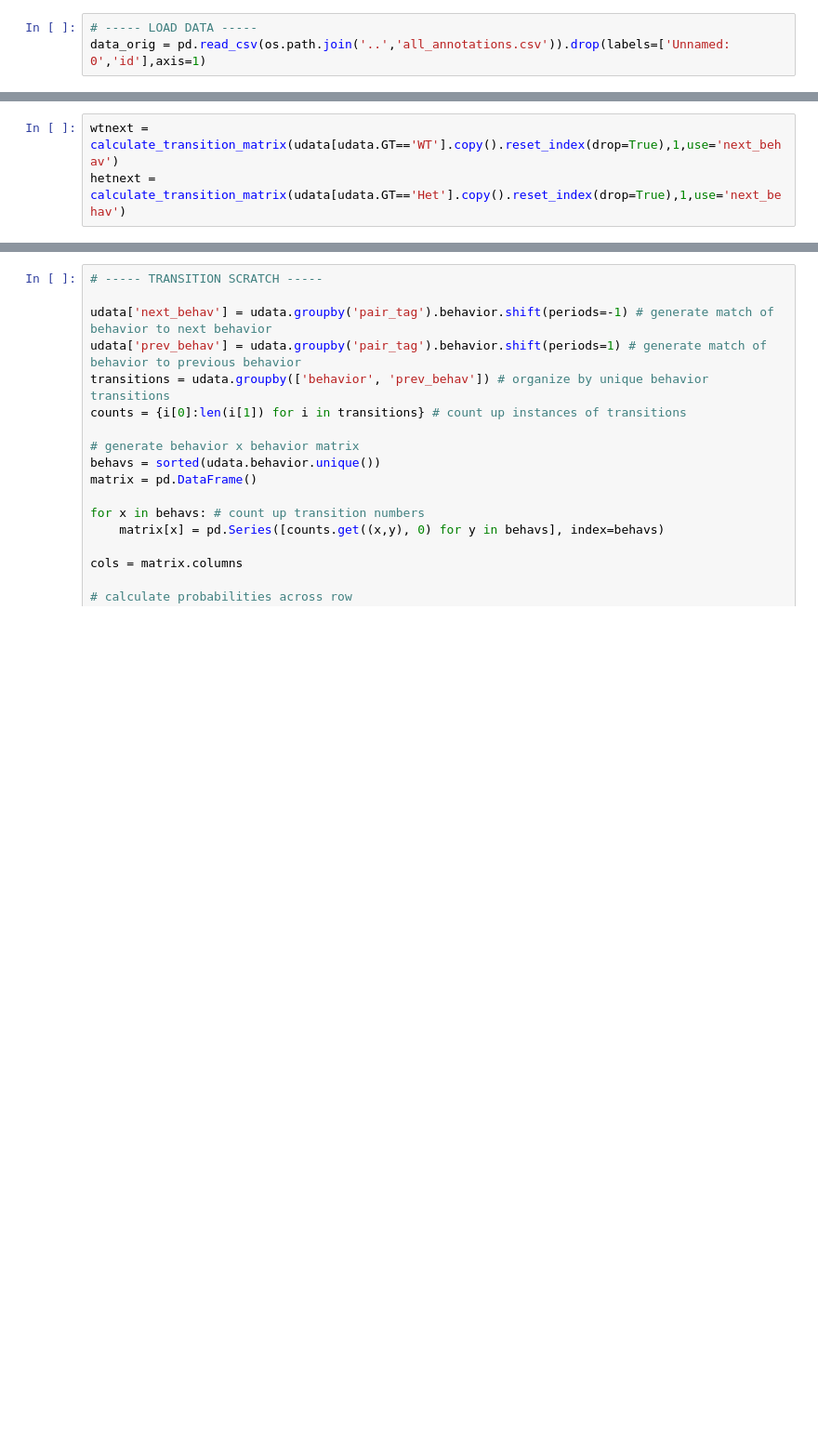
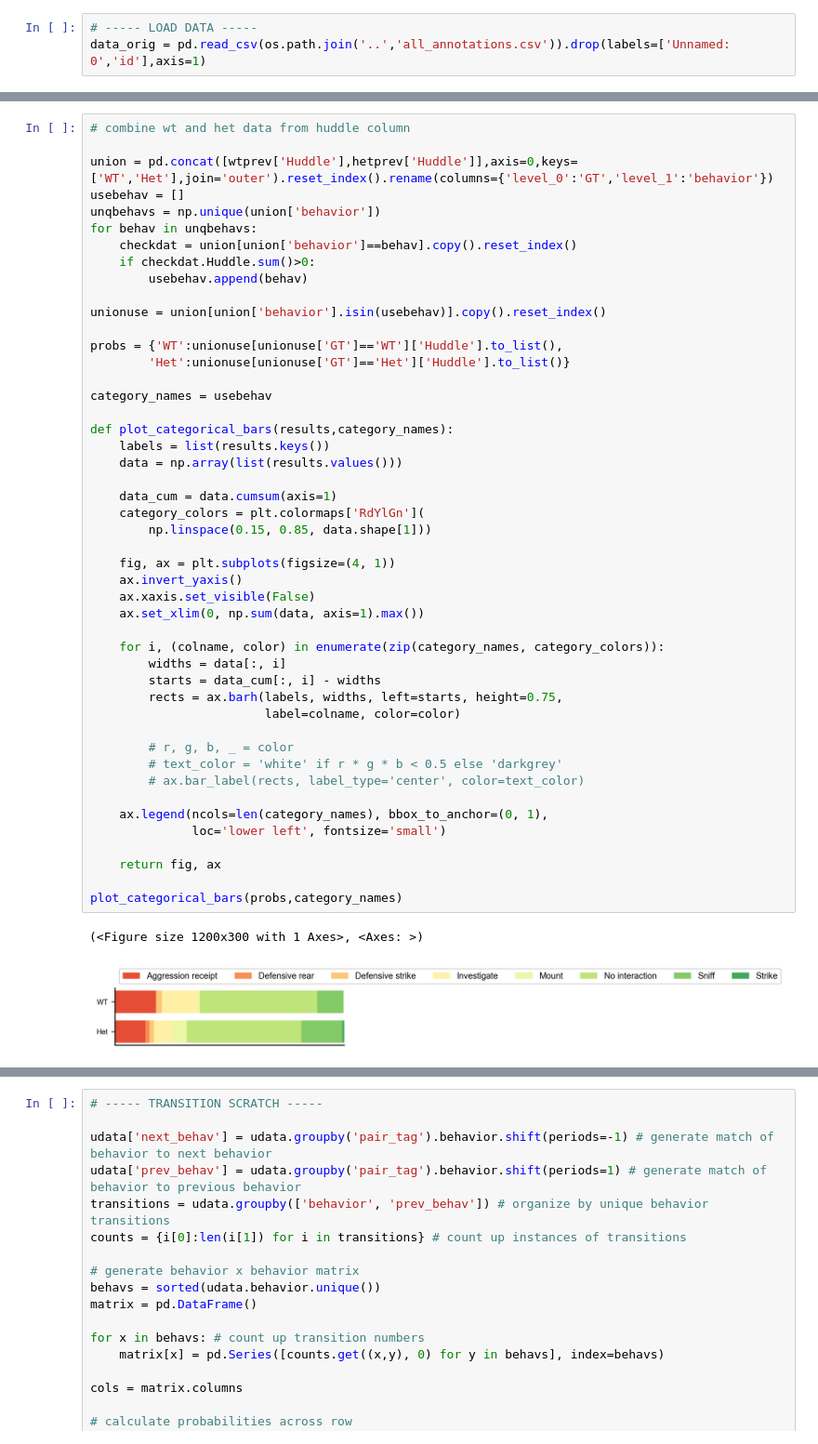
Before and after one commit to nhoglen/scn2a-paper-GWJSNH-code, a Jupyter notebook: sociality_assays/20260406_scratch_transition-analysis.ipynb, the cells around one changed output, grey strips where cells are left out. Shown at 93% size. Drawn from its saved outputs; the diff is of its cells as text; blank space fills up the shorter version.

```diff
--- a/sociality_assays/20260406_scratch_transition-analysis.ipynb
+++ b/sociality_assays/20260406_scratch_transition-analysis.ipynb
@@ -133,4 +136,51 @@ het = calculate_transition_matrix(udata[udata.GT=='Het'].copy().reset_index(drop
 # %%
-wtnext = calculate_transition_matrix(udata[udata.GT=='WT'].copy().reset_index(drop=True),1,use='next_behav')
-hetnext = calculate_transition_matrix(udata[udata.GT=='Het'].copy().reset_index(drop=True),1,use='next_behav')
+# combine wt and het data from huddle column
+
+union = pd.concat([wtprev['Huddle'],hetprev['Huddle']],axis=0,keys=['WT','Het'],join='outer').reset_index().rename(columns={'level_0':'GT','level_1':'behavior'})
+usebehav = []
+unqbehavs = np.unique(union['behavior'])
+for behav in unqbehavs:
+    checkdat = union[union['behavior']==behav].copy().reset_index()
+    if checkdat.Huddle.sum()>0:
+        usebehav.append(behav)
+
+unionuse = union[union['behavior'].isin(usebehav)].copy().reset_index()
+
+probs = {'WT':unionuse[unionuse['GT']=='WT']['Huddle'].to_list(),
+        'Het':unionuse[unionuse['GT']=='Het']['Huddle'].to_list()}
+
+category_names = usebehav
+
+def plot_categorical_bars(results,category_names):
+    labels = list(results.keys())
+    data = np.array(list(results.values()))
+
+    data_cum = data.cumsum(axis=1)
+    category_colors = plt.colormaps['RdYlGn'](
+        np.linspace(0.15, 0.85, data.shape[1]))
+
+    fig, ax = plt.subplots(figsize=(4, 1))
+    ax.invert_yaxis()
+    ax.xaxis.set_visible(False)
+    ax.set_xlim(0, np.sum(data, axis=1).max())
+
+    for i, (colname, color) in enumerate(zip(category_names, category_colors)):
+        widths = data[:, i]
+        starts = data_cum[:, i] - widths
+        rects = ax.barh(labels, widths, left=starts, height=0.75,
+                        label=colname, color=color)
+
+        # r, g, b, _ = color
+        # text_color = 'white' if r * g * b < 0.5 else 'darkgrey'
+        # ax.bar_label(rects, label_type='center', color=text_color)
+
+    ax.legend(ncols=len(category_names), bbox_to_anchor=(0, 1),
+              loc='lower left', fontsize='small')
+
+    return fig, ax
+
+plot_categorical_bars(probs,category_names)
+# %% [output]
+(<Figure size 1200x300 with 1 Axes>, <Axes: >)
+[figure, added]
 # %%
```
Also changed, not shown: parts of 4 cells of this notebook, 1 other file.
